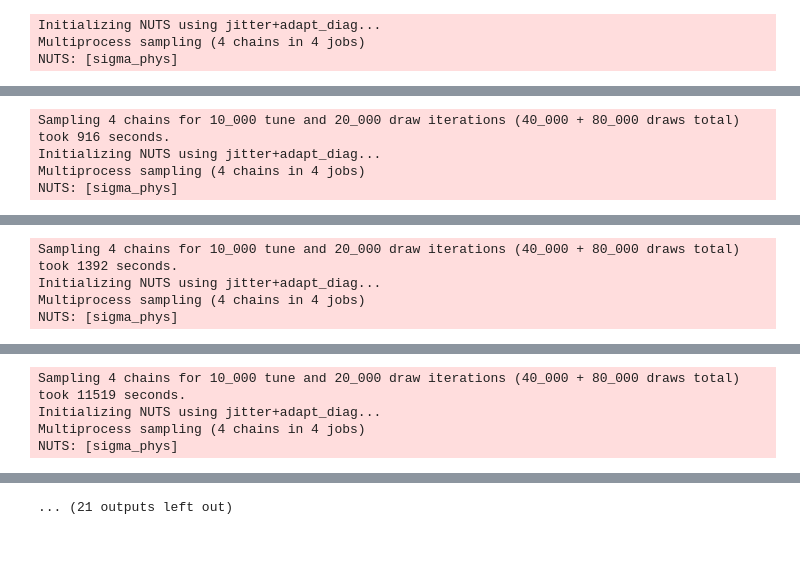
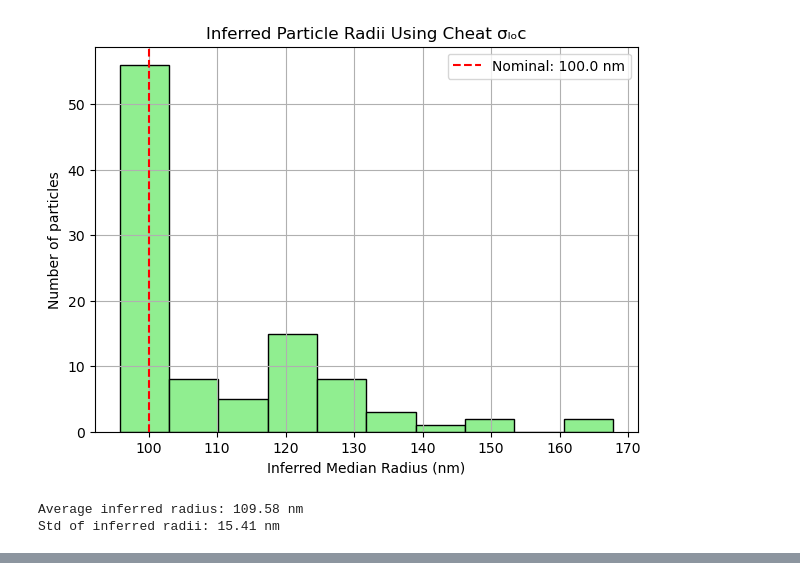
Before and after one commit to brandonc732/No-Big-Deal-Capstone-Project, a Jupyter notebook: CheatMethod.ipynb, the cells around one changed output, grey strips where cells are left out. Saved outputs shown, nothing was run; the diff lists cells and outputs as text; code cells hidden in the pictures; blank space fills up the shorter version.

```diff
--- a/CheatMethod.ipynb
+++ b/CheatMethod.ipynb
@@ -182,53 +158,57 @@ C = (k_B * T_Kelvin * delta_t) / (3 * np.pi * eta)
 radii_medians = []
 
 for index in range(num_particles):
+    clear_output()
+
     x_measured = positions_noisy[:, index, 0]
     y_measured = positions_noisy[:, index, 1]
     sigma_loc = sigma_loc_estimates[index]
 
     dx = np.diff(x_measured)
     dy = np.diff(y_measured)
-    dist_arr = np.sqrt(dx**2 + dy**2)
+    dist_arr = np.concatenate((dx, dy))
 
     with pm.Model() as model:
         sigma_phys = pm.HalfCauchy("sigma_phys", beta=5)
         sigma_eff  = pm.Deterministic(
-            "sigma_eff", pm.math.sqrt(sigma_phys**2 + sigma_loc**2)
+            "sigma_eff", pm.math.sqrt(sigma_phys**2 + 2*sigma_loc**2)
         )
         tau = pm.Deterministic("tau", 1.0 / sigma_phys**2)
-        pm.Normal("obs", mu=0, sigma=sigma_eff, observed=dist_arr)
+
+        obs = pm.Normal("obs", mu=0, sigma=sigma_eff, observed=dist_arr)
 
         trace = pm.sample(
         draws=20000,
         tune=10000,
         chains=4,
         target_accept=0.9,
         return_inferencedata=True,
-        progressbar=True
+        progressbar=True,
+        nuts_sampler="numpyro"
     )
 
     tau_samples = trace.posterior["tau"].values.flatten()
     r_samples = tau_samples * C
     median_r = np.median(r_samples)
     radii_medians.append(median_r)
 
 radii_medians = np.array(radii_medians)
 
 # Plot inferred radii
 plt.figure(figsize=(7,5))
 plt.hist(radii_medians*1e9, bins=10, color='lightgreen', edgecolor='black')
-plt.axvline(r_true*1e9, color='red', linestyle='--', label=f'True: {r_true*1e9:.1f} nm')
+plt.axvline(r_true*1e9, color='red', linestyle='--', label=f'Nominal: {r_true*1e9:.1f} nm')
 plt.xlabel('Inferred Median Radius (nm)')
 plt.ylabel('Number of particles')
 plt.title('Inferred Particle Radii Using Cheat σₗₒc')
 plt.legend()
 plt.grid(True)
 plt.show()
 
 # Summary stats
 print(f"Average inferred radius: {np.mean(radii_medians)*1e9:.2f} nm")
 print(f"Std of inferred radii: {np.std(radii_medians)*1e9:.2f} nm")
 # %% [output]
+[figure, added]
-Initializing NUTS using jitter+adapt_diag...
-Multiprocess sampling (4 chains in 4 jobs)
-NUTS: [sigma_phys]
+Average inferred radius: 109.58 nm
+Std of inferred radii: 15.41 nm
@@ -237,4 +214,0 @@ NUTS: [sigma_phys]
-Sampling 4 chains for 10_000 tune and 20_000 draw iterations (40_000 + 80_000 draws total) took 916 seconds.
-Initializing NUTS using jitter+adapt_diag...
-Multiprocess sampling (4 chains in 4 jobs)
-NUTS: [sigma_phys]
@@ -243,4 +214,0 @@ NUTS: [sigma_phys]
-Sampling 4 chains for 10_000 tune and 20_000 draw iterations (40_000 + 80_000 draws total) took 1392 seconds.
-Initializing NUTS using jitter+adapt_diag...
-Multiprocess sampling (4 chains in 4 jobs)
-NUTS: [sigma_phys]
@@ -249,4 +214,0 @@ NUTS: [sigma_phys]
-Sampling 4 chains for 10_000 tune and 20_000 draw iterations (40_000 + 80_000 draws total) took 11519 seconds.
-Initializing NUTS using jitter+adapt_diag...
-Multiprocess sampling (4 chains in 4 jobs)
-NUTS: [sigma_phys]
@@ -255 +214,0 @@ NUTS: [sigma_phys]
-... (21 outputs left out)
```
Also changed, not shown: parts of 12 cells of this notebook.
